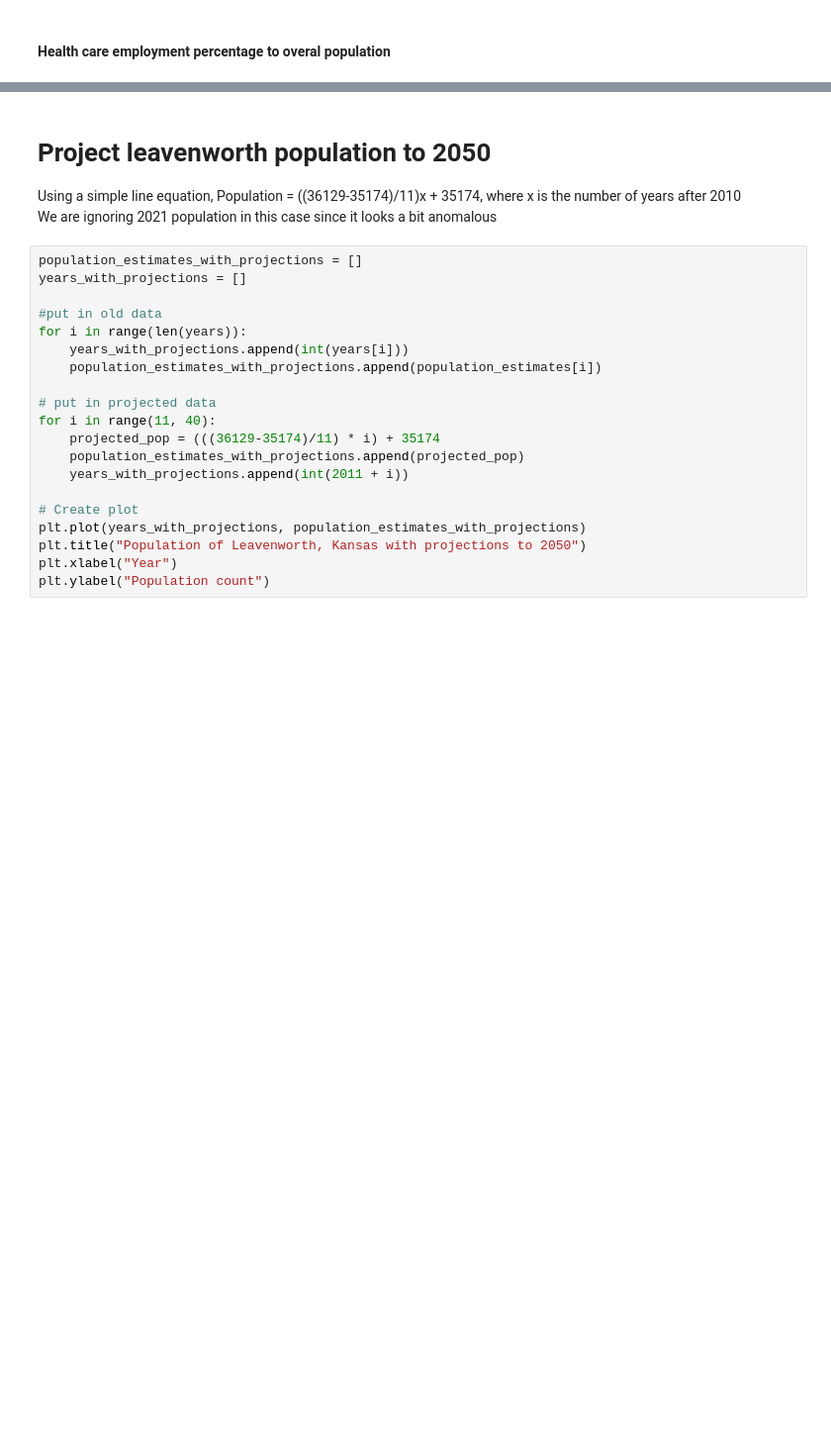
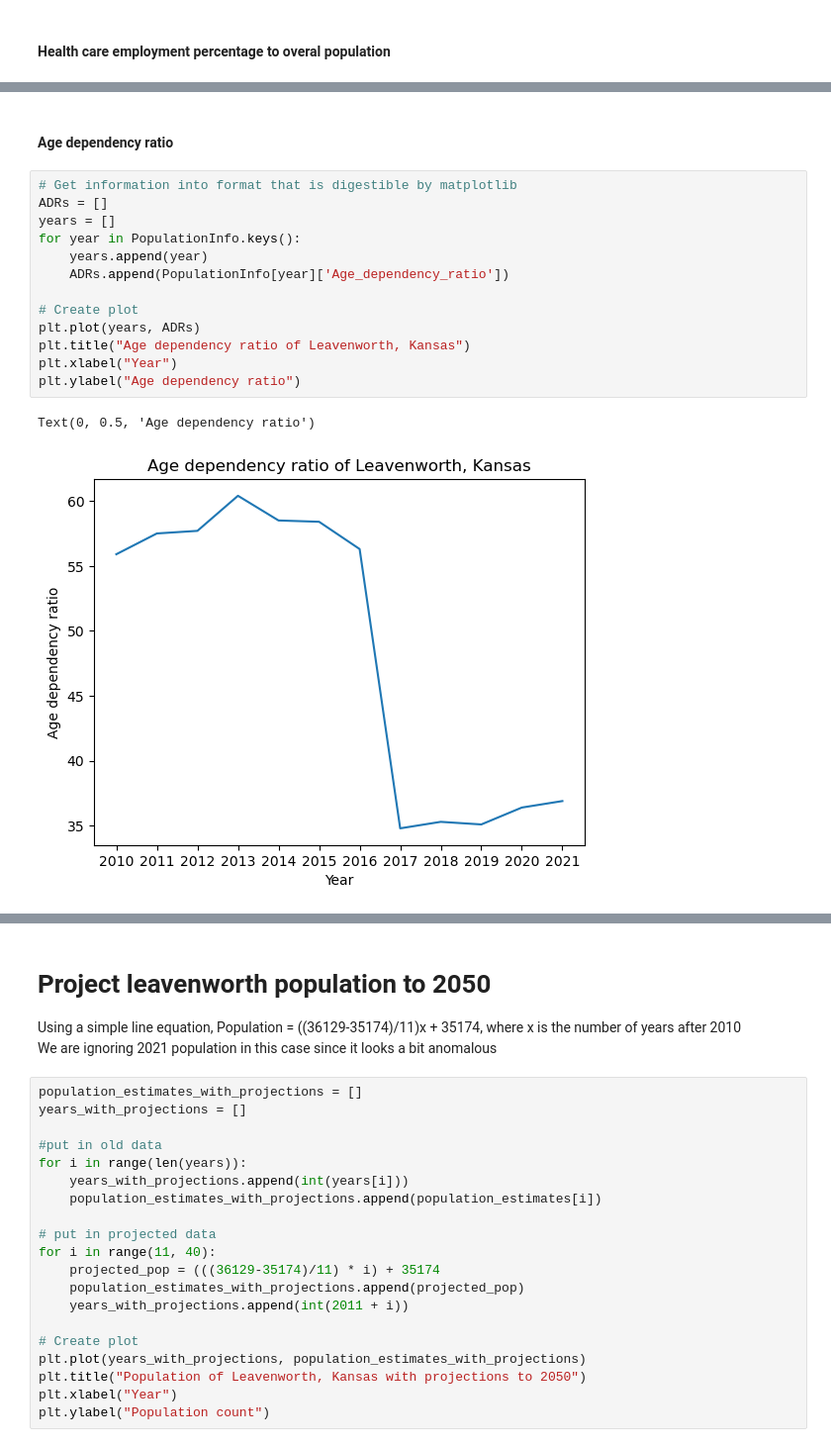
Before and after one commit to ZachBowyer/data-512-common_analysis, a Jupyter notebook: Src/Extended_Analysis.ipynb, the cells around one changed output, grey strips where cells are left out. Shown at 99% size. Cells and saved outputs as stored; diff of their text form; blank space fills up the shorter version.

```diff
--- a/Src/Extended_Analysis.ipynb
+++ b/Src/Extended_Analysis.ipynb
@@ -195 +198,19 @@ Text(42.722222222222214, 0.5, 'Population count')
 [figure]
+# %% [markdown]
+#### Age dependency ratio
+# %%
+# Get information into format that is digestible by matplotlib
+ADRs = []
+years = []
+for year in PopulationInfo.keys():
+    years.append(year)
+    ADRs.append(PopulationInfo[year]['Age_dependency_ratio'])
+
+# Create plot
+plt.plot(years, ADRs)
+plt.title("Age dependency ratio of Leavenworth, Kansas")
+plt.xlabel("Year")
+plt.ylabel("Age dependency ratio")
+# %% [output]
+Text(0, 0.5, 'Age dependency ratio')
+[figure, added]
```
Also changed, not shown: parts of 12 cells of this notebook, 11 other files.
